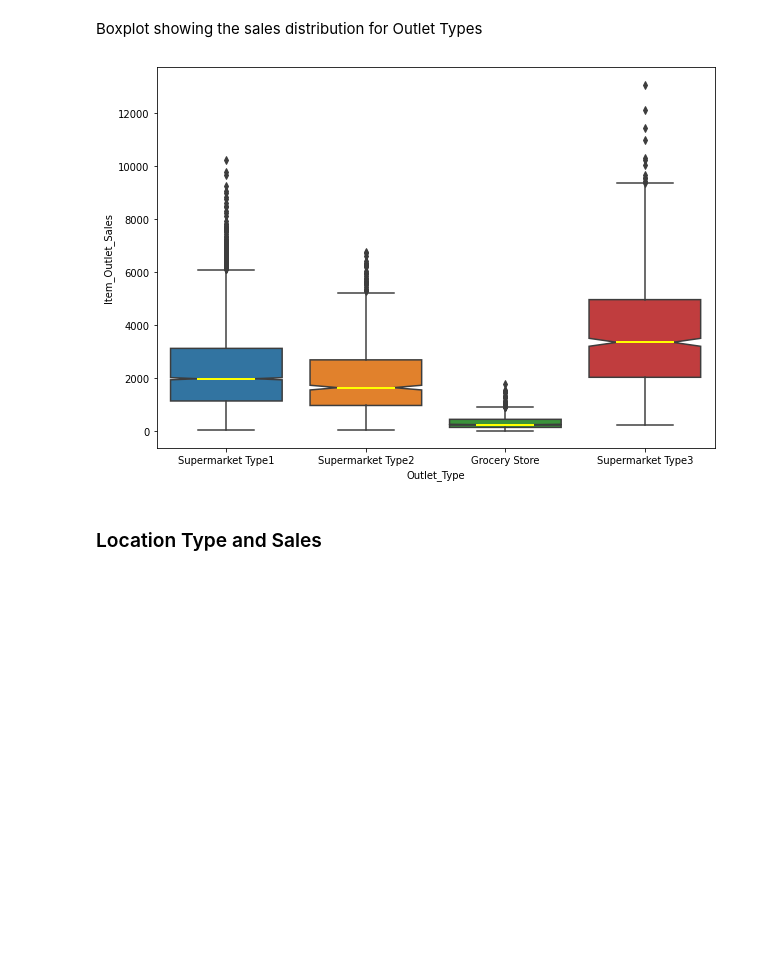
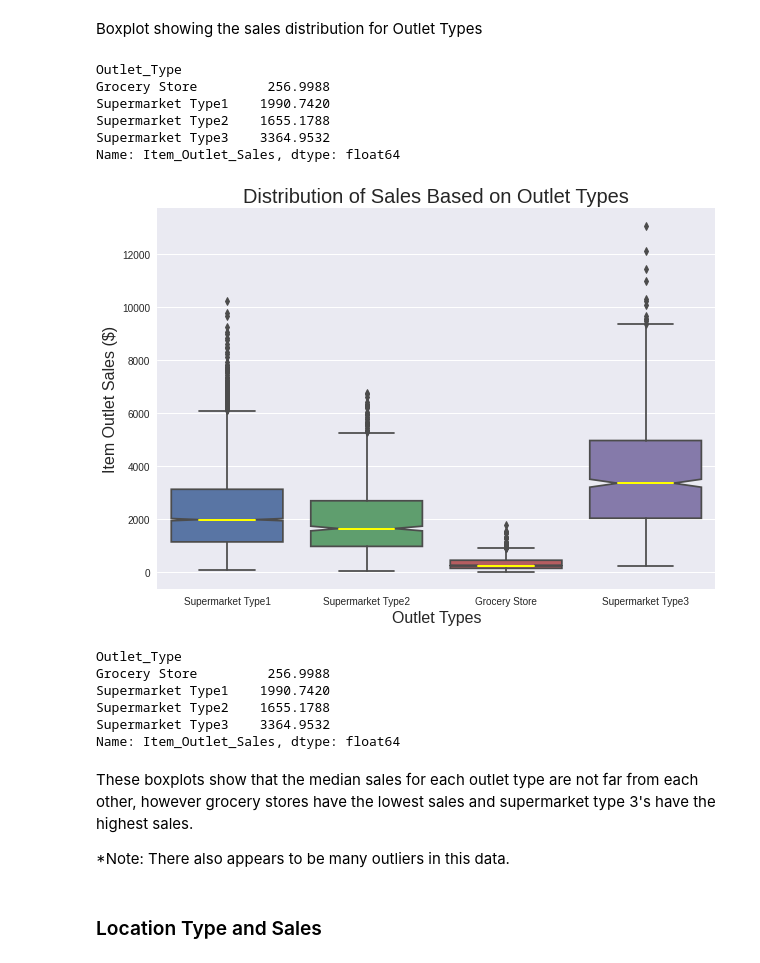
Before and after one commit to ChrisDieck/food-sales-predictions, a Jupyter notebook: food_sales_predictionswk3.ipynb, the cells around one changed output. Cells and saved outputs as stored; diff of their text form; code cells hidden in the pictures; blank space fills up the shorter version.

```diff
--- a/food_sales_predictionswk3.ipynb
+++ b/food_sales_predictionswk3.ipynb
@@ -249,0 +255,7 @@ plt.hist(df['Outlet_Type'],
+# %%
+plt.hist(df['Outlet_Type'].sort_values(),
+         edgecolor = 'black')
+plt.style.use('seaborn')
+plt.xlabel('Supermarket Type', fontsize = 16)
+plt.ylabel('Frequency', fontsize = 16)
+plt.title('Histogram of Outlet Types', fontsize = 20);
@@ -259,6 +288,14 @@ plt.hist(df['Outlet_Location_Type'],
 Outlet Size
 # %%
 #this is skewed due to the missing values being filled with the 'Medium' value
-plt.hist(df['Outlet_Size'],
-         edgecolor = 'black');
+plt.hist(df['Outlet_Size'].sort_values(ascending=False),
+         bins = 5,
+         edgecolor = 'black')
+plt.style.use('seaborn')
+plt.xlabel('Outlet Size', fontsize = 16)
+plt.ylabel('Frequency', fontsize = 16)
+plt.title('Histogram of Outlet Sizes', fontsize = 20)
+plt.show();
+
+df['Outlet_Size'].value_counts()
 # %% [output]
@@ -274,0 +311,12 @@ plt.xticks(rotation = 90);
+# %%
+plt.hist(df['Item_Type'],
+         bins = 32,
+         edgecolor = 'black')
+plt.xticks(rotation = 90)
+plt.style.use('seaborn')
+plt.xlabel('Item Type', fontsize = 16)
+plt.ylabel('Frequency', fontsize = 16)
+plt.title('Histogram of Item Types', fontsize = 20)
+plt.show();
+
+df['Item_Type'].value_counts()
@@ -278,6 +347,11 @@ Fat Content
 plt.hist(df['Item_Fat_Content'],
          bins = 2,
          edgecolor = 'black')
-plt.xlabel('Fat Content')
-plt.ylabel('Frequency')
+plt.style.use('seaborn')
+plt.xlabel('Fat Content', fontsize = 16)
+plt.ylabel('Frequency', fontsize = 16)
+plt.title('Histogram of Fat Content', fontsize = 20)
+plt.show();
+
+df['Item_Fat_Content'].value_counts()
 # %% [output]
@@ -289,13 +367,37 @@ Text(0, 0.5, 'Frequency')
 ### Outlet Type and Sales
 # %% [markdown]
 Boxplot showing the sales distribution for Outlet Types
+# %%
+df.groupby('Outlet_Type')['Item_Outlet_Sales'].median()
+# %% [output]
+Outlet_Type
+Grocery Store         256.9988
+Supermarket Type1    1990.7420
+Supermarket Type2    1655.1788
+Supermarket Type3    3364.9532
+Name: Item_Outlet_Sales, dtype: float64
 # %%
 fig, axes = plt.subplots(figsize = (10,7))
 boxplots = sns.boxplot(x='Outlet_Type', y='Item_Outlet_Sales', data=df,
                        notch = True,
                        medianprops = dict(linestyle='-',linewidth=2,color='Yellow'))
+plt.xlabel('Outlet Types', fontsize = 16)
+plt.ylabel('Item Outlet Sales ($)', fontsize = 16)
+plt.title('Distribution of Sales Based on Outlet Types', fontsize = 20)
+plt.show();
+df.groupby('Outlet_Type')['Item_Outlet_Sales'].median()
 # %% [output]
-[figure, old version]
+[figure, new version]
+Outlet_Type
+Grocery Store         256.9988
+Supermarket Type1    1990.7420
+Supermarket Type2    1655.1788
+Supermarket Type3    3364.9532
+Name: Item_Outlet_Sales, dtype: float64
+# %% [markdown]
+These boxplots show that the median sales for each outlet type are not far from each other, however grocery stores have the lowest sales and supermarket type 3's have the highest sales.
+
+*Note: There also appears to be many outliers in this data.
 # %% [markdown]
 ### Location Type and Sales
 # %% [markdown]
```
Also changed, not shown: parts of 69 cells of this notebook.
